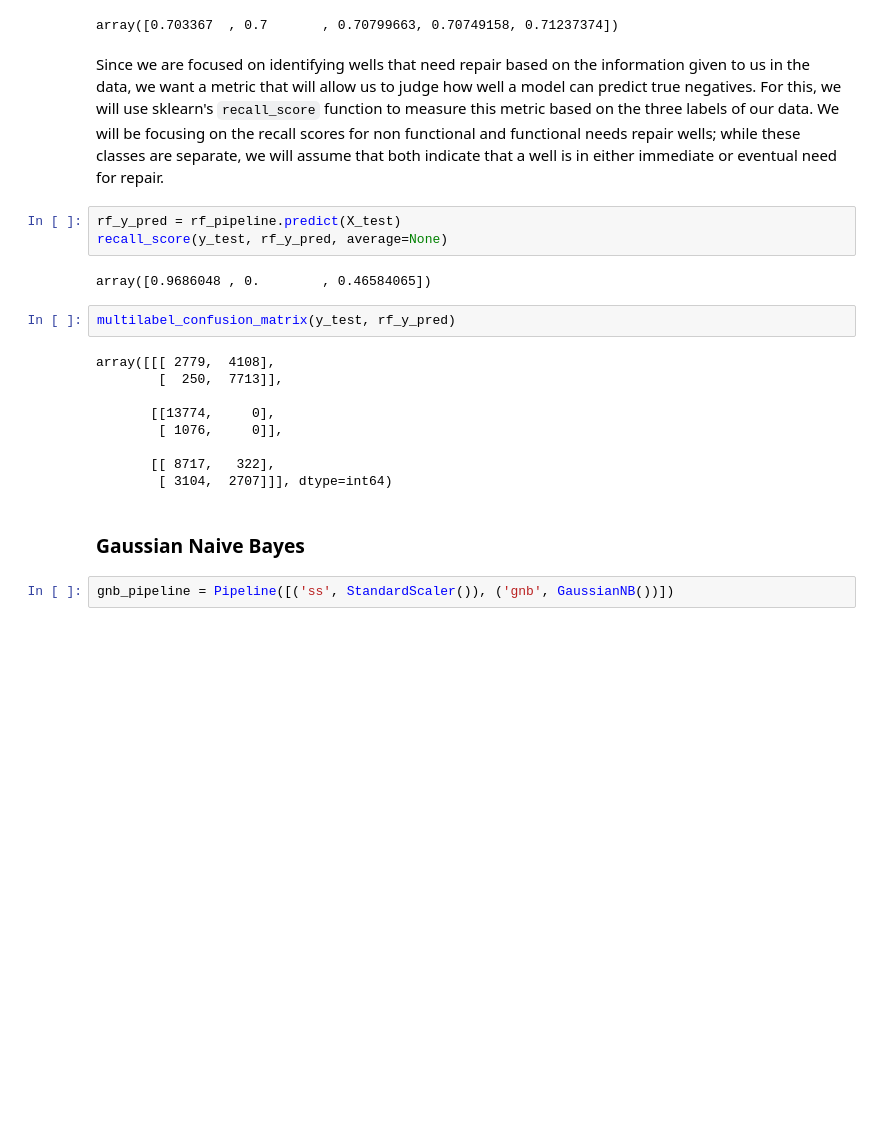
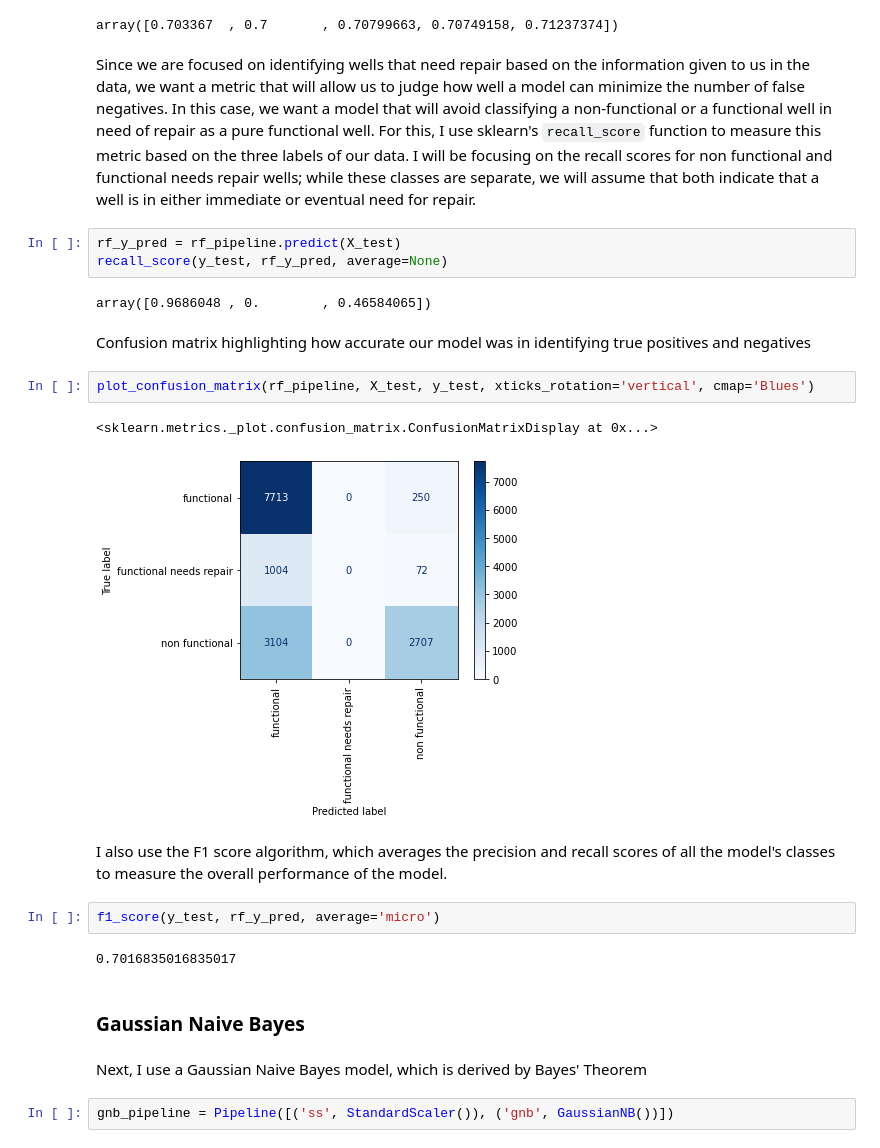
Before and after one commit to nancyho83/Tanzania_Water_Well_Analysis, a Jupyter notebook: tanzania-well-analysis.ipynb, the cells around one changed output. Saved outputs shown, nothing was run; the diff lists cells and outputs as text; blank space fills up the shorter version.

```diff
--- a/tanzania-well-analysis.ipynb
+++ b/tanzania-well-analysis.ipynb
@@ -193,25 +199,29 @@ cross_val_score(rf_pipeline, X, y, cv=5)
 # %% [output]
 array([0.703367  , 0.7       , 0.70799663, 0.70749158, 0.71237374])
 # %% [markdown]
-Since we are focused on identifying wells that need repair based on the information given to us in the data, we want a metric that will allow us to judge how well a model can predict true negatives. For this, we will use sklearn's `recall_score` function to measure this metric based on the three labels of our data. We will be focusing on the recall scores for non functional and functional needs repair wells; while these classes are separate, we will assume that both indicate that a well is in either immediate or eventual need for repair.
+Since we are focused on identifying wells that need repair based on the information given to us in the data, we want a metric that will allow us to judge how well a model can minimize the number of false negatives. In this case, we want a model that will avoid classifying a non-functional or a functional well in need of repair as a pure functional well. For this, I use sklearn's `recall_score` function to measure this metric based on the three labels of our data. I will be focusing on the recall scores for non functional and functional needs repair wells; while these classes are separate, we will assume that both indicate that a well is in either immediate or eventual need for repair.
 # %%
 rf_y_pred = rf_pipeline.predict(X_test)
 recall_score(y_test, rf_y_pred, average=None)
 # %% [output]
 array([0.9686048 , 0.        , 0.46584065])
+# %% [markdown]
+Confusion matrix highlighting how accurate our model was in identifying true positives and negatives
+# %%
+plot_confusion_matrix(rf_pipeline, X_test, y_test, xticks_rotation='vertical', cmap='Blues')
+# %% [output]
+<sklearn.metrics._plot.confusion_matrix.ConfusionMatrixDisplay at 0x...>
+[figure, added]
+# %% [markdown]
+I also use the F1 score algorithm, which averages the precision and recall scores of all the model's classes to measure the overall performance of the model.
 # %%
-multilabel_confusion_matrix(y_test, rf_y_pred)
+f1_score(y_test, rf_y_pred, average='micro')
 # %% [output]
-array([[[ 2779,  4108],
-        [  250,  7713]],
-
-       [[13774,     0],
-        [ 1076,     0]],
-
-       [[ 8717,   322],
-        [ 3104,  2707]]], dtype=int64)
+0.7016835016835017
 # %% [markdown]
 ### Gaussian Naive Bayes
+# %% [markdown]
+Next, I use a Gaussian Naive Bayes model, which is derived by Bayes' Theorem
 # %%
 gnb_pipeline = Pipeline([('ss', StandardScaler()), ('gnb', GaussianNB())])
 # %%
```
Also changed, not shown: parts of 32 cells of this notebook, 1 other file.
